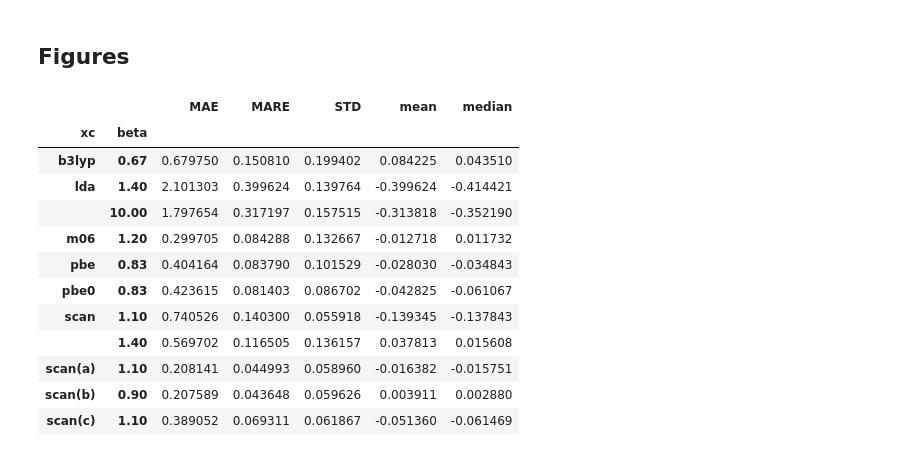
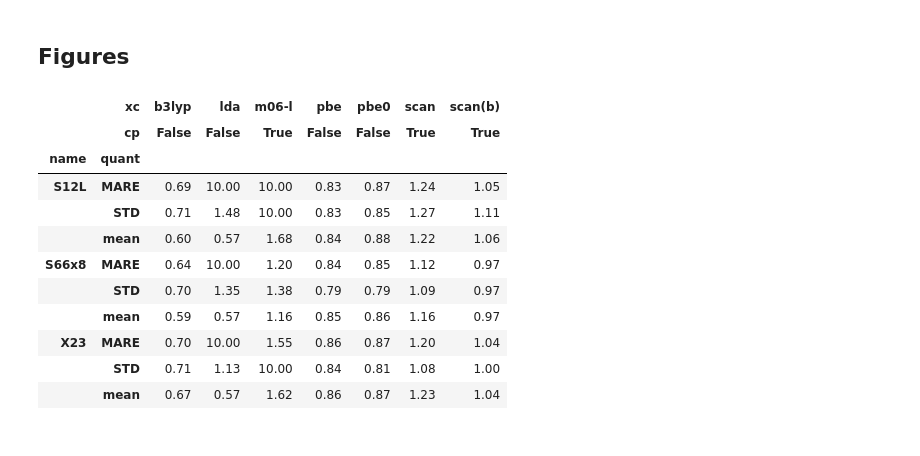
Before and after one commit to azag0/dft-vdw-range, a Jupyter notebook: src/2017-05-05-figures.ipynb, the cells around one changed output. Drawn from its saved outputs; the diff is of its cells as text; code cells hidden in the pictures.

```diff
--- a/src/2017-05-05-figures.ipynb
+++ b/src/2017-05-05-figures.ipynb
@@ -17,6 +17,8 @@ sns.set(context='paper', style='whitegrid', font='serif', rc={
     'mathtext.fontset': 'stix'
 })
 %matplotlib inline
+%config InlineBackend.figure_format = 'svg'
+pd.set_option('max_r', 100)
 # %%
 data = {}
 with pd.HDFStore('../data/all-data.h5') as store:
@@ -41,7 +43,7 @@ def mod_ref1(df):
 
 data['scf'] = data['scf'] \
     .assign(base=lambda x: abs(x['ref'])) \
-    .groupby(level='name system xc'.split()) \
+    .groupby(level='name system xc cp'.split()) \
     .apply(mod_ref1)
 # %%
 def savefig(name, **kwargs):
@@ -115,25 +124,45 @@ def merge_scf_vdw(vdw, baseidx, scfidx, vdwidx, params):
 # %% [markdown]
 ## Figures
-# %%
-stats_s66 = pd.concat([merge_scf_vdw(
-    'mbd', ('S66x8', slice(None), 1.), (xc,), (6, beta), 'a beta'.split()
-).reset_index() for xc, beta in [
-    ('lda', 10.), ('lda', 1.4), ('pbe', .83), ('pbe0', .83),
-    ('b3lyp', .67), ('scan', 1.1), ('scan', 1.4), ('m06', 1.2),
-    ('scan(a)', 1.1), ('scan(b)', 0.9), ('scan(c)', 1.1)
-]]).groupby(['xc', 'beta']).apply(get_stat)
-stats_s66
-# %% [output]
-|  |  | MAE | MARE | STD | mean | median |
-| xc | beta |  |  |  |  |  |
-| b3lyp | 0.67 | 0.679750 | 0.150810 | 0.199402 | 0.084225 | 0.043510 |
-| lda | 1.40 | 2.101303 | 0.399624 | 0.139764 | -0.399624 | -0.414421 |
-|  | 10.00 | 1.797654 | 0.317197 | 0.157515 | -0.313818 | -0.352190 |
-| m06 | 1.20 | 0.299705 | 0.084288 | 0.132667 | -0.012718 | 0.011732 |
-| pbe | 0.83 | 0.404164 | 0.083790 | 0.101529 | -0.028030 | -0.034843 |
-| pbe0 | 0.83 | 0.423615 | 0.081403 | 0.086702 | -0.042825 | -0.061067 |
-| scan | 1.10 | 0.740526 | 0.140300 | 0.055918 | -0.139345 | -0.137843 |
-|  | 1.40 | 0.569702 | 0.116505 | 0.136157 | 0.037813 | 0.015608 |
-| scan(a) | 1.10 | 0.208141 | 0.044993 | 0.058960 | -0.016382 | -0.015751 |
-| scan(b) | 0.90 | 0.207589 | 0.043648 | 0.059626 | 0.003911 | 0.002880 |
-| scan(c) | 1.10 | 0.389052 | 0.069311 | 0.061867 | -0.051360 | -0.061469 |
+# %%
+def get_optimal_beta(df):
+    df = df.groupby('beta').apply(get_stat).reset_index()
+    mean = interp1d(df['beta'], 100*df['mean'], kind='cubic')
+    std = interp1d(df['beta'], 100*df['STD'], kind='cubic')
+    mare = interp1d(df['beta'], 100*df['MARE'], kind='cubic')
+    bounds = [(df['beta'].min()+1e-6, df['beta'].max()-1e-6)]
+    opt_std = minimize(std, 1., bounds=bounds).x[0]
+    opt_mare = minimize(mare, 1., bounds=bounds).x[0]
+    mean_l, mean_r = mean(bounds[0][0]), mean(bounds[0][1])
+    if np.sign(mean_l) != np.sign(mean_r):
+        opt_mean = brentq(mean, *bounds[0])
+    elif mean_l < mean_r:
+        opt_mean = bounds[0][0]
+    else:
+        opt_mean = bounds[0][1]
+    return pd.Series({'mean': opt_mean, 'STD': opt_std, 'MARE': opt_mare}, name='quant')
+
+
+optimal_beta = merge_scfs_vdws(
+    'mbd',
+    ('S66x8 X23 S12L'.split(), slice(None), 1.),
+    [
+        *dict.fromkeys('lda b3lyp pbe pbe0'.split(), False).items(),
+        *dict.fromkeys('scan m06-l scan(b)'.split(), True).items()
+    ],
+    [(6, slice(None, 2))],
+    'a beta'.split()
+).groupby('name xc cp'.split()).apply(get_optimal_beta).stack().rename('beta').where(lambda s: s < 1.9, 10.)
+optimal_beta.round(2).unstack([1, 2])
+# %% [output]
+|  | xc | b3lyp | lda | m06-l | pbe | pbe0 | scan | scan(b) |
+|  | cp | False | False | True | False | False | True | True |
+| name | quant |  |  |  |  |  |  |  |
+| S12L | MARE | 0.69 | 10.00 | 10.00 | 0.83 | 0.87 | 1.24 | 1.05 |
+|  | STD | 0.71 | 1.48 | 10.00 | 0.83 | 0.85 | 1.27 | 1.11 |
+|  | mean | 0.60 | 0.57 | 1.68 | 0.84 | 0.88 | 1.22 | 1.06 |
+| S66x8 | MARE | 0.64 | 10.00 | 1.20 | 0.84 | 0.85 | 1.12 | 0.97 |
+|  | STD | 0.70 | 1.35 | 1.38 | 0.79 | 0.79 | 1.09 | 0.97 |
+|  | mean | 0.59 | 0.57 | 1.16 | 0.85 | 0.86 | 1.16 | 0.97 |
+| X23 | MARE | 0.70 | 10.00 | 1.55 | 0.86 | 0.87 | 1.20 | 1.04 |
+|  | STD | 0.71 | 1.13 | 10.00 | 0.84 | 0.81 | 1.08 | 1.00 |
+|  | mean | 0.67 | 0.57 | 1.62 | 0.86 | 0.87 | 1.23 | 1.04 |
```
Also changed, not shown: parts of 20 cells of this notebook, 37 other files.
